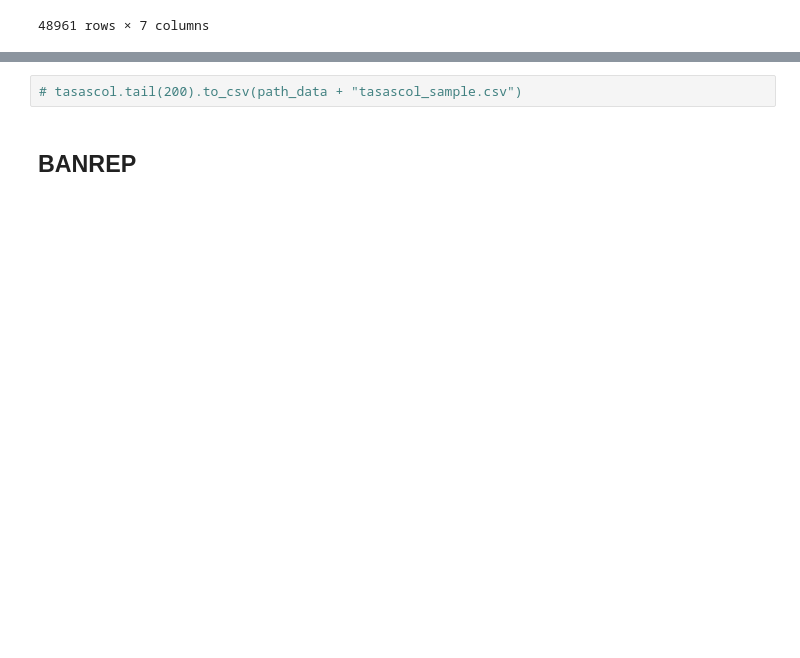
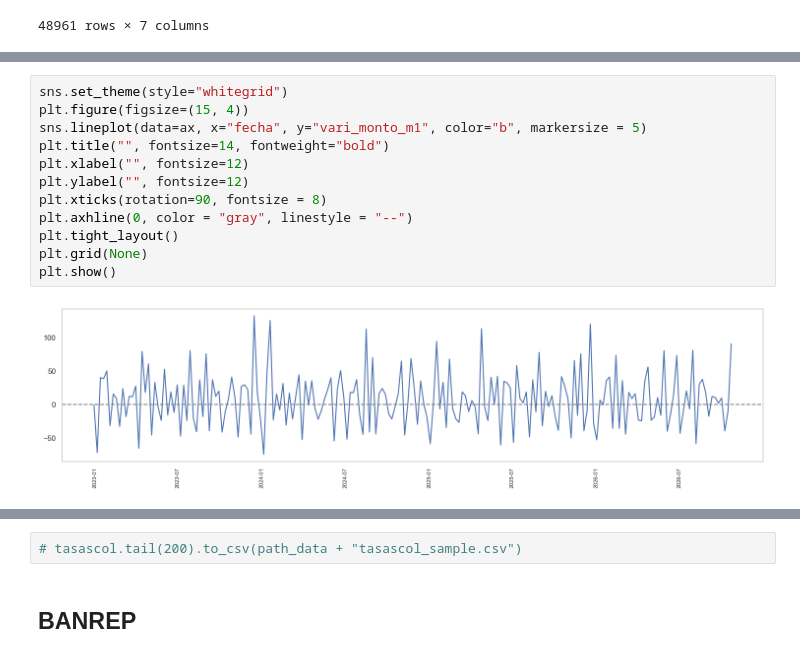
Before and after one commit to josebrx99/python, a Jupyter notebook: rates_degree_work/mdt.ipynb, the cells around one changed output, grey strips where cells are left out. Drawn from its saved outputs; the diff is of its cells as text; blank space fills up the shorter version.

```diff
--- a/rates_degree_work/mdt.ipynb
+++ b/rates_degree_work/mdt.ipynb
@@ -225,0 +391,14 @@ tasascol[(tasascol["producto"] == "Tasa de interés de colocación Total") & (ta
+# %%
+sns.set_theme(style="whitegrid")
+plt.figure(figsize=(15, 4))
+sns.lineplot(data=ax, x="fecha", y="vari_monto_m1", color="b", markersize = 5)
+plt.title("", fontsize=14, fontweight="bold")
+plt.xlabel("", fontsize=12)
+plt.ylabel("", fontsize=12)
+plt.xticks(rotation=90, fontsize = 8)
+plt.axhline(0, color = "gray", linestyle = "--")
+plt.tight_layout()
+plt.grid(None)
+plt.show()
+# %% [output]
+[figure, added]
```
Also changed, not shown: parts of 18 cells of this notebook.
